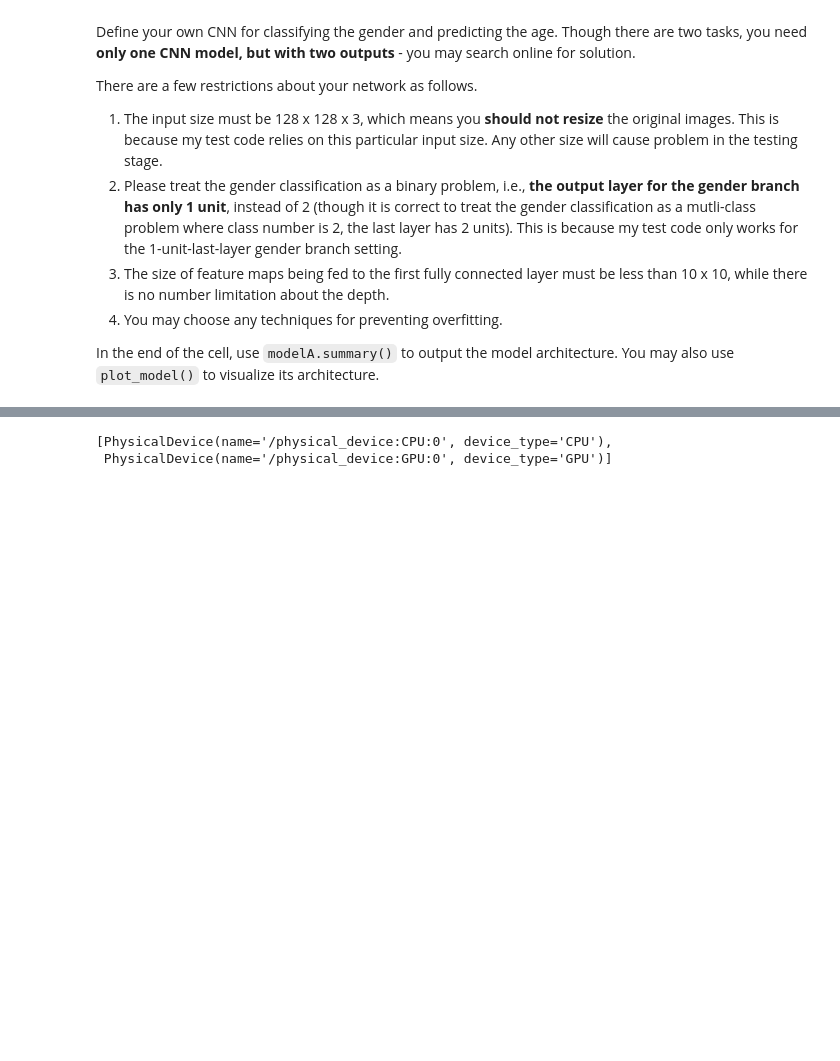
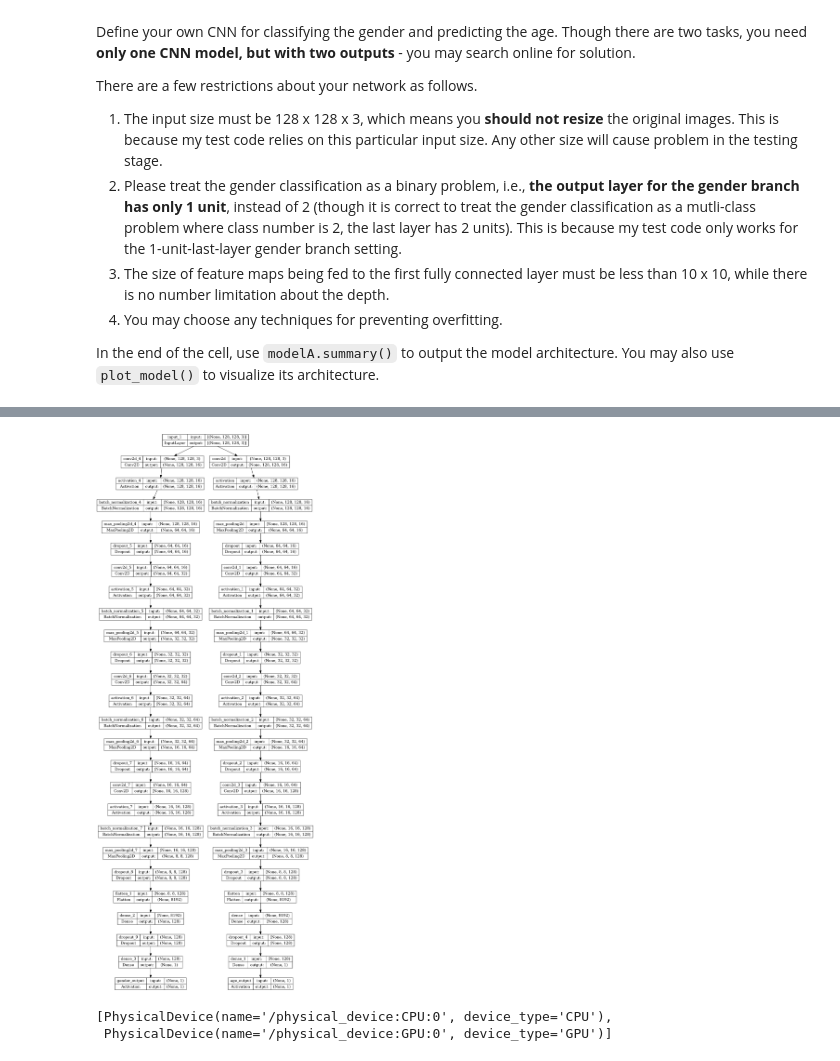
Before and after one commit to BJWiley233/cnn, a Jupyter notebook: Brian/age_gender_submit.ipynb, the cells around one changed output, grey strips where cells are left out. Saved outputs shown, nothing was run; the diff lists cells and outputs as text; code cells hidden in the pictures; blank space fills up the shorter version.

```diff
--- a/Brian/age_gender_submit.ipynb
+++ b/Brian/age_gender_submit.ipynb
@@ -161,28 +296,36 @@ import pandas as pd
 # from google.colab.patches import cv2_imshow
 import matplotlib.pyplot as plt
 from keras.models import Sequential,load_model,Model
-from keras.layers import Conv2D,MaxPooling2D,Dense,Dropout,BatchNormalization,Flatten,Input,GlobalAveragePooling2D
+from keras.layers import Conv2D,MaxPooling2D,Dense,Dropout,BatchNormalization,Flatten,Input
 from sklearn.model_selection import train_test_split
 from tensorflow.keras.layers import Input,Activation
+from tensorflow.keras import layers
 from tensorflow.keras.regularizers import l2
 from tensorflow.keras.optimizers import Adam
 from tensorflow.keras.callbacks import ModelCheckpoint
 
 
 def make_upstream(inputs, no_of_conv_layers=(16,32)):
+    '''
+    This is the header of the model
+    '''
     x=inputs
 
-    for i in no_of_conv_layers:
-        x=Conv2D(filters=i, kernel_size=(3,3), padding='same', strides=(1, 1), kernel_regularizer=l2(0.001))(x)
+    for filters in no_of_conv_layers:
+        print("Number filters per Conv2d layer:%s" % filters)
+        x=Conv2D(filters=filters, kernel_size=(3,3), padding='same', strides=(1, 1), kernel_regularizer=l2(0.001))(x)
         x=Activation('relu')(x)
         x=BatchNormalization(axis=-1)(x)
         x=MaxPooling2D(pool_size = (2,2))(x)
-        x=Dropout(0.1)(x)
+        x=Dropout(0.2)(x) # increase from 0.1 to decrease overfitting
 
     return x
 
 
 def build_age_branch(inputs, no_of_conv_layers=(16,32)):
+    '''
+    This is the age_branch of the model
+    '''
     x=make_upstream(inputs, no_of_conv_layers)
     x=Flatten()(x)
     x=Dense(128,activation='relu')(x)
@@ -194,7 +337,9 @@ def build_age_branch(inputs, no_of_conv_layers=(16,32)):
 
 
 def build_gender_branch(inputs, no_of_conv_layers=(16,32)):
-
+    '''
+    This is the gender_branch of the model
+    '''
     x=make_upstream(inputs, no_of_conv_layers)
     x=Flatten()(x)
     x=Dense(128,activation='relu')(x)
@@ -207,11 +352,13 @@ def build_gender_branch(inputs, no_of_conv_layers=(16,32)):
 
 input_shape = (128, 128, 3)
 inputs = Input(shape=input_shape)
-age_branch = build_age_branch(inputs, no_of_conv_layers=(16,32,64))
-gender_branch = build_gender_branch(inputs, no_of_conv_layers=(16,32,64))
+age_branch = build_age_branch(inputs, no_of_conv_layers=(16,32,64,128))
+gender_branch = build_gender_branch(inputs, no_of_conv_layers=(16,32,64,128))
 
 modelA = Model(inputs=inputs,
-               outputs = [gender_branch,age_branch],
+               outputs = [gender_branch, age_branch],
                name="faces")
-modelA.summary()
+# modelA.summary()
+from tensorflow.keras.utils import plot_model
+plot_model(modelA, show_shapes=True)
 # %% [output]
@@ -252,3 +383,4 @@ ________________________________________________________________________________
+[figure, added]
 # %%
 import tensorflow as tf
 
```
Also changed, not shown: parts of 29 cells of this notebook.
